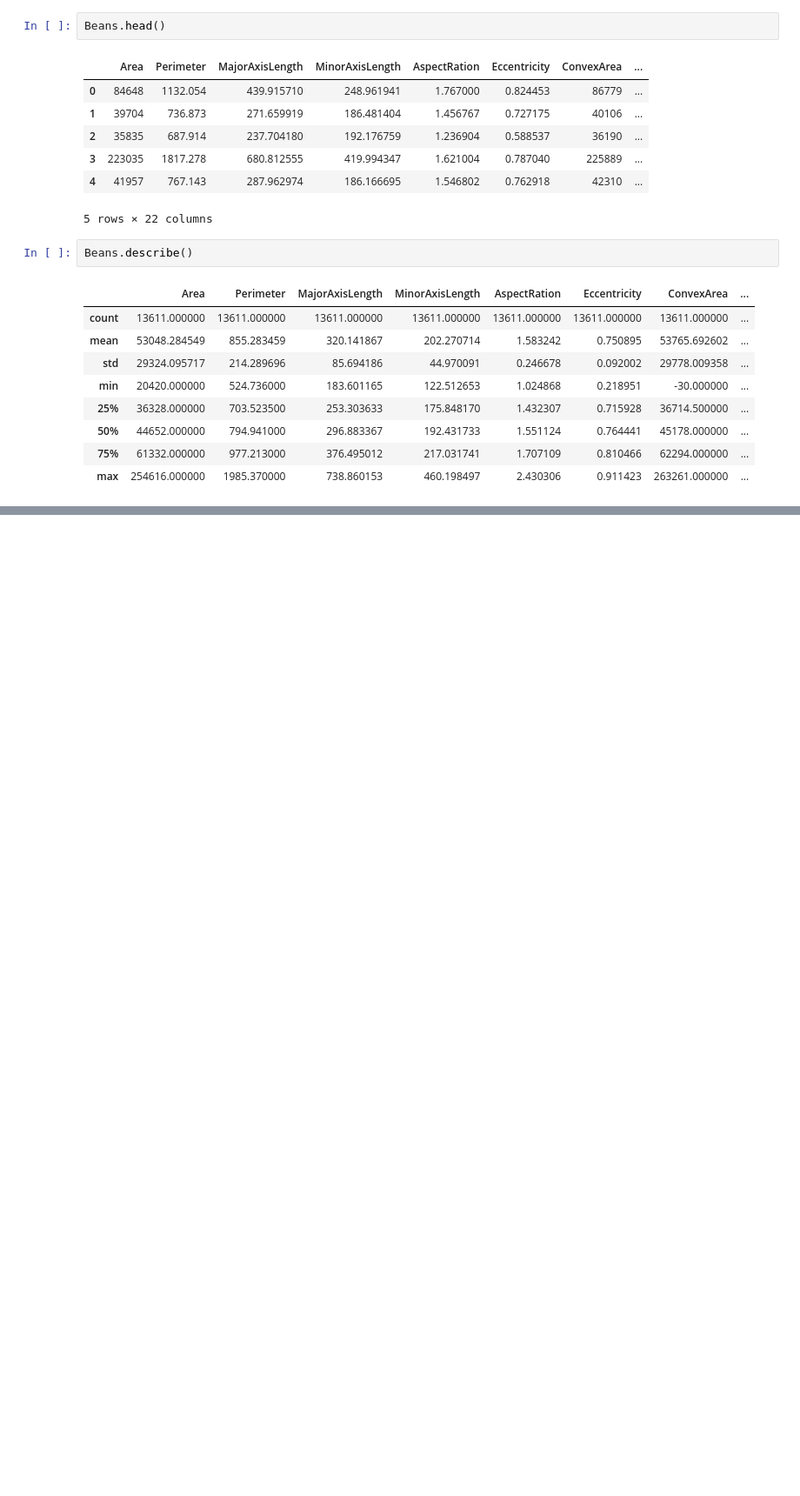
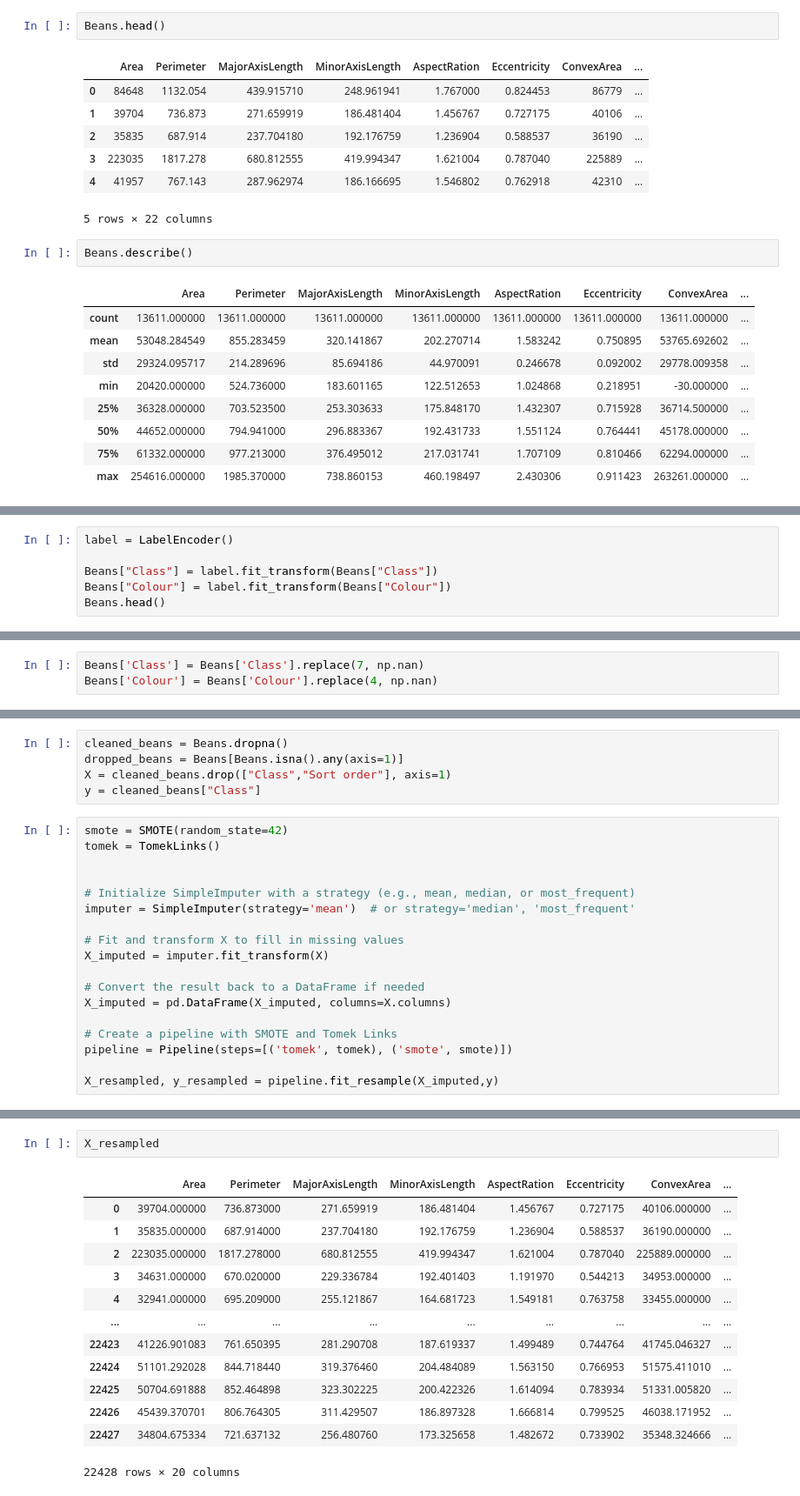
Before and after one commit to AndrevdM02/ML441Assignments, a Jupyter notebook: Assignment1/Assignment1.ipynb, the cells around one changed output, grey strips where cells are left out. Shown: that part at 87% size. Drawn from its saved outputs; the diff is of its cells as text; blank space fills up the shorter version.

```diff
--- a/Assignment1/Assignment1.ipynb
+++ b/Assignment1/Assignment1.ipynb
@@ -94,0 +250,6 @@ Beans["Compactness"].isna().sum()
+# %%
+label = LabelEncoder()
+
+Beans["Class"] = label.fit_transform(Beans["Class"])
+Beans["Colour"] = label.fit_transform(Beans["Colour"])
+Beans.head()
@@ -94,0 +264,3 @@ Beans["Compactness"].isna().sum()
+# %%
+Beans['Class'] = Beans['Class'].replace(7, np.nan)
+Beans['Colour'] = Beans['Colour'].replace(4, np.nan)
@@ -94,0 +288,23 @@ Beans["Compactness"].isna().sum()
+# %%
+cleaned_beans = Beans.dropna()
+dropped_beans = Beans[Beans.isna().any(axis=1)]
+X = cleaned_beans.drop(["Class","Sort order"], axis=1)
+y = cleaned_beans["Class"]
+# %%
+smote = SMOTE(random_state=42)
+tomek = TomekLinks()
+
+
+# Initialize SimpleImputer with a strategy (e.g., mean, median, or most_frequent)
+imputer = SimpleImputer(strategy='mean')  # or strategy='median', 'most_frequent'
+
+# Fit and transform X to fill in missing values
+X_imputed = imputer.fit_transform(X)
+
+# Convert the result back to a DataFrame if needed
+X_imputed = pd.DataFrame(X_imputed, columns=X.columns)
+
+# Create a pipeline with SMOTE and Tomek Links
+pipeline = Pipeline(steps=[('tomek', tomek), ('smote', smote)])
+
+X_resampled, y_resampled = pipeline.fit_resample(X_imputed,y)
@@ -94,0 +322,16 @@ Beans["Compactness"].isna().sum()
+# %%
+X_resampled
+# %% [output]
+|  | Area | Perimeter | MajorAxisLength | MinorAxisLength | AspectRation | Eccentricity | ConvexArea | ... |
+| 0 | 39704.000000 | 736.873000 | 271.659919 | 186.481404 | 1.456767 | 0.727175 | 40106.000000 | ... |
+| 1 | 35835.000000 | 687.914000 | 237.704180 | 192.176759 | 1.236904 | 0.588537 | 36190.000000 | ... |
+| 2 | 223035.000000 | 1817.278000 | 680.812555 | 419.994347 | 1.621004 | 0.787040 | 225889.000000 | ... |
+| 3 | 34631.000000 | 670.020000 | 229.336784 | 192.401403 | 1.191970 | 0.544213 | 34953.000000 | ... |
+| 4 | 32941.000000 | 695.209000 | 255.121867 | 164.681723 | 1.549181 | 0.763758 | 33455.000000 | ... |
+| ... | ... | ... | ... | ... | ... | ... | ... | ... |
+| 22423 | 41226.901083 | 761.650395 | 281.290708 | 187.619337 | 1.499489 | 0.744764 | 41745.046327 | ... |
+| 22424 | 51101.292028 | 844.718440 | 319.376460 | 204.484089 | 1.563150 | 0.766953 | 51575.411010 | ... |
+| 22425 | 50704.691888 | 852.464898 | 323.302225 | 200.422326 | 1.614094 | 0.783934 | 51331.005820 | ... |
+| 22426 | 45439.370701 | 806.764305 | 311.429507 | 186.897328 | 1.666814 | 0.799525 | 46038.171952 | ... |
+| 22427 | 34804.675334 | 721.637132 | 256.480760 | 173.325658 | 1.482672 | 0.733902 | 35348.324666 | ... |
+22428 rows × 20 columns
```
Also changed, not shown: parts of 23 cells of this notebook, 1 other file.
